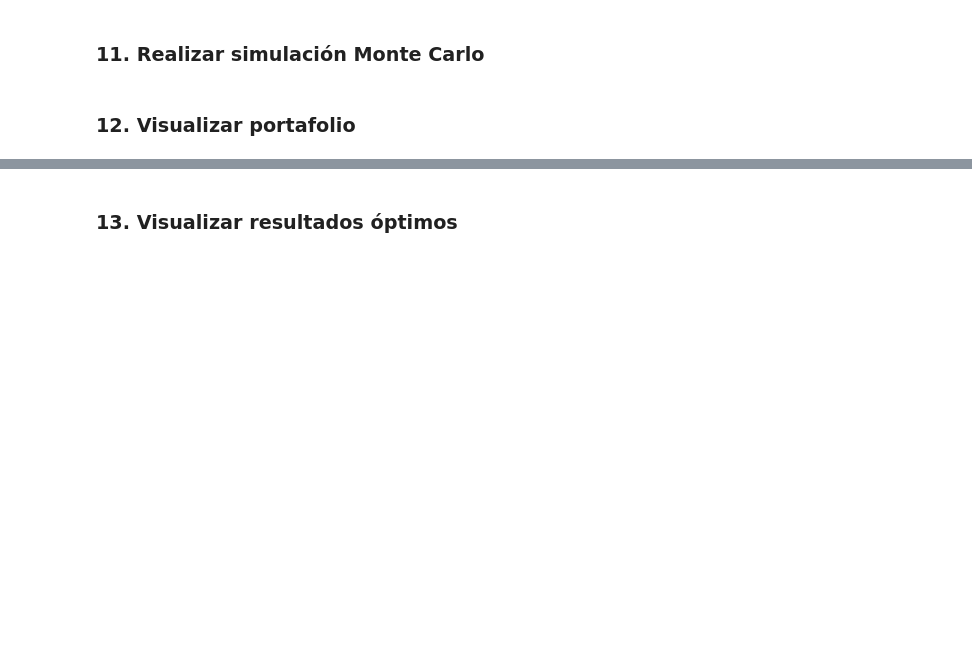
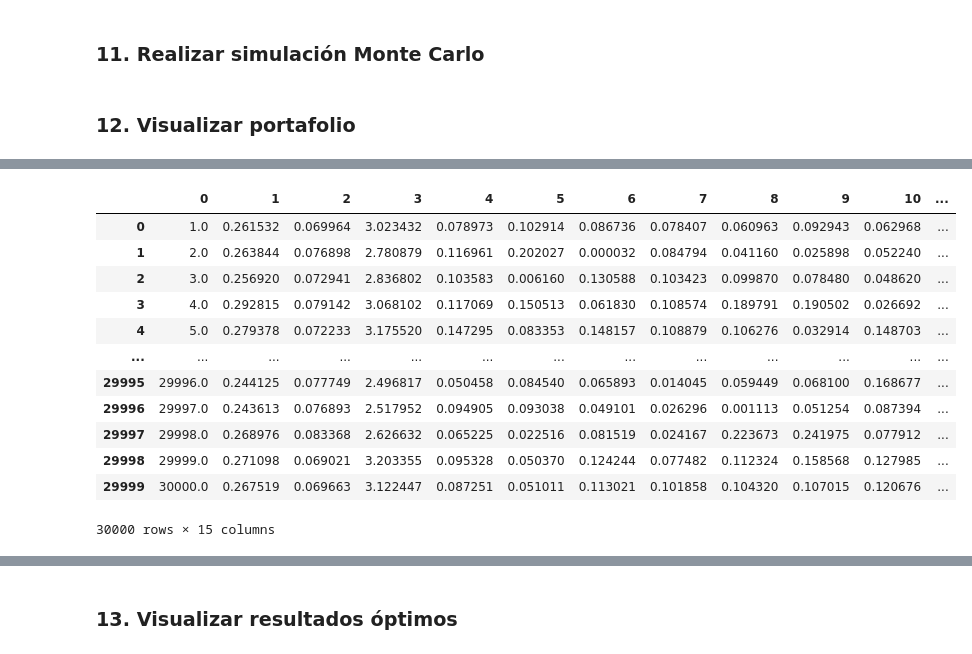
Before and after one commit to carlosdeoncedos/analisisdeinversion2021, a Jupyter notebook: Codigo/20211123Clase11.ipynb, the cells around one changed output, grey strips where cells are left out. Cells and saved outputs as stored; diff of their text form; code cells hidden in the pictures; blank space fills up the shorter version.

```diff
--- a/Codigo/20211123Clase11.ipynb
+++ b/Codigo/20211123Clase11.ipynb
@@ -363,7 +363,7 @@ matriz_cov_port
 # %% [markdown]
 ### 10. Crear array NumPy para guardar los resultados de las simulaciones
 # %%
-num_simulaciones = 1000
+num_simulaciones = 30000
 # %%
 simulacion = np.zeros((num_simulaciones, 4 + numero_acciones))
 # %%
@@ -373,6 +373,25 @@ simulacion.shape
 # %% [markdown]
 ### 11. Realizar simulación Monte Carlo
 # %%
-for i in range(num)
+for i in range(num_simulaciones):
+
+    #Calcular el w aleatorio inicial para cada acción del portafolio
+    np.random.seed(i)
+    w = np.random.random(numero_acciones)
+    w = w/np.sum(w)
+
+    #Calcular E(Rp), Var y sigma anual:
+    retorno_portafolio = np.sum(retornos_promedio_anual[nombre_acciones]*w)
+    var_portafolio = np.dot(w.T, np.dot(matriz_cov_port, w))
+    sigma_portafolio = np.sqrt(var_portafolio) * np.sqrt(252)
+    sharp_ratio = (retorno_portafolio - cetes) / sigma_portafolio
+
+    simulacion[i,0] = i + 1
+    simulacion[i,1] = retorno_portafolio
+    simulacion[i,2] = sigma_portafolio
+    simulacion[i,3] = sharp_ratio
+
+    for j in range(len(w)):
+        simulacion[i, 4 + j] = w[j]
 # %% [markdown]
 ### 12. Visualizar portafolio
@@ -378,0 +414,17 @@ for i in range(num)
+# %%
+resultados = pd.DataFrame(simulacion)
+resultados
+# %% [output]
+|  | 0 | 1 | 2 | 3 | 4 | 5 | 6 | 7 | 8 | 9 | 10 | ... |
+| 0 | 1.0 | 0.261532 | 0.069964 | 3.023432 | 0.078973 | 0.102914 | 0.086736 | 0.078407 | 0.060963 | 0.092943 | 0.062968 | ... |
+| 1 | 2.0 | 0.263844 | 0.076898 | 2.780879 | 0.116961 | 0.202027 | 0.000032 | 0.084794 | 0.041160 | 0.025898 | 0.052240 | ... |
+| 2 | 3.0 | 0.256920 | 0.072941 | 2.836802 | 0.103583 | 0.006160 | 0.130588 | 0.103423 | 0.099870 | 0.078480 | 0.048620 | ... |
+| 3 | 4.0 | 0.292815 | 0.079142 | 3.068102 | 0.117069 | 0.150513 | 0.061830 | 0.108574 | 0.189791 | 0.190502 | 0.026692 | ... |
+| 4 | 5.0 | 0.279378 | 0.072233 | 3.175520 | 0.147295 | 0.083353 | 0.148157 | 0.108879 | 0.106276 | 0.032914 | 0.148703 | ... |
+| ... | ... | ... | ... | ... | ... | ... | ... | ... | ... | ... | ... | ... |
+| 29995 | 29996.0 | 0.244125 | 0.077749 | 2.496817 | 0.050458 | 0.084540 | 0.065893 | 0.014045 | 0.059449 | 0.068100 | 0.168677 | ... |
+| 29996 | 29997.0 | 0.243613 | 0.076893 | 2.517952 | 0.094905 | 0.093038 | 0.049101 | 0.026296 | 0.001113 | 0.051254 | 0.087394 | ... |
+| 29997 | 29998.0 | 0.268976 | 0.083368 | 2.626632 | 0.065225 | 0.022516 | 0.081519 | 0.024167 | 0.223673 | 0.241975 | 0.077912 | ... |
+| 29998 | 29999.0 | 0.271098 | 0.069021 | 3.203355 | 0.095328 | 0.050370 | 0.124244 | 0.077482 | 0.112324 | 0.158568 | 0.127985 | ... |
+| 29999 | 30000.0 | 0.267519 | 0.069663 | 3.122447 | 0.087251 | 0.051011 | 0.113021 | 0.101858 | 0.104320 | 0.107015 | 0.120676 | ... |
+30000 rows × 15 columns
```
Also changed, not shown: parts of 8 cells of this notebook.
